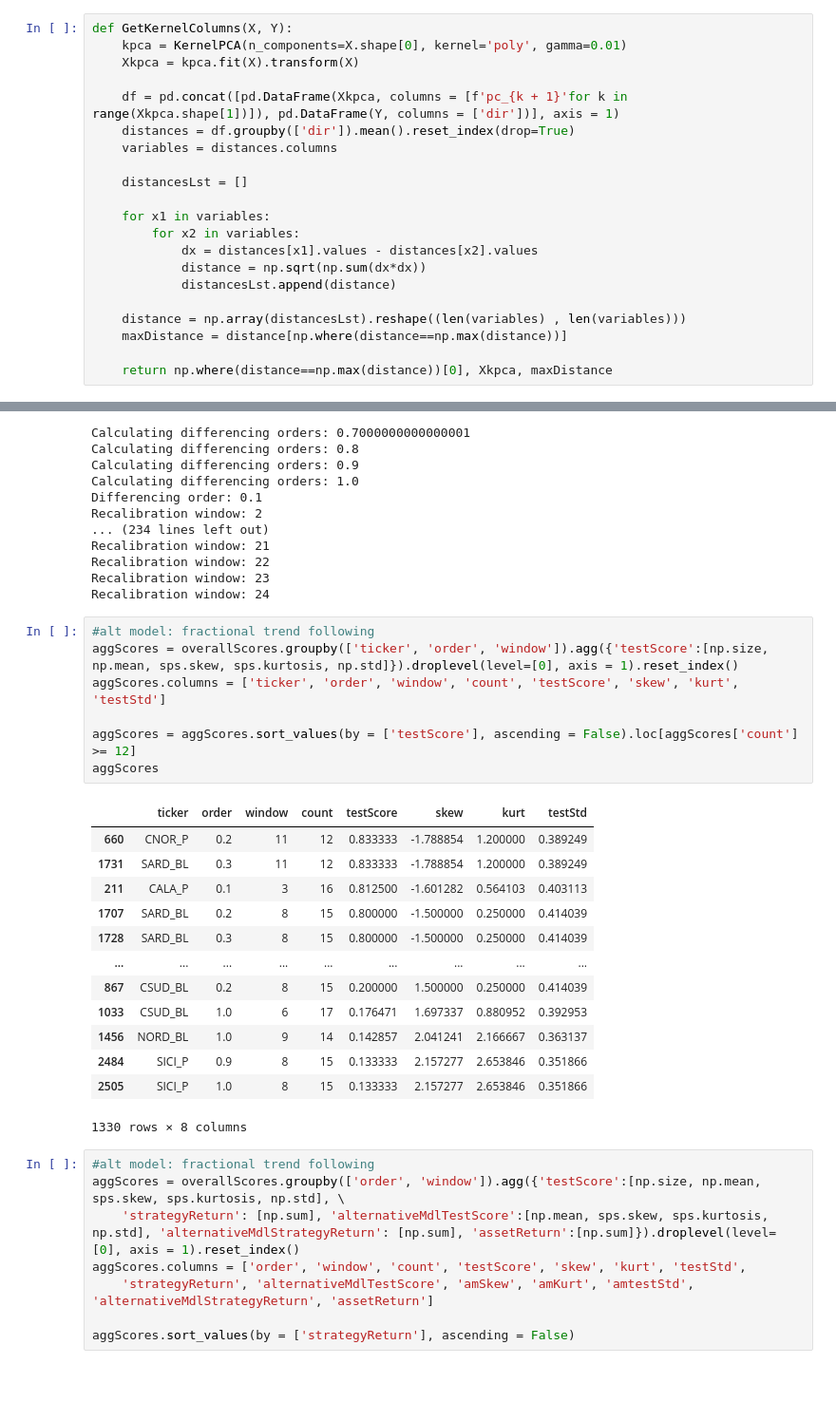
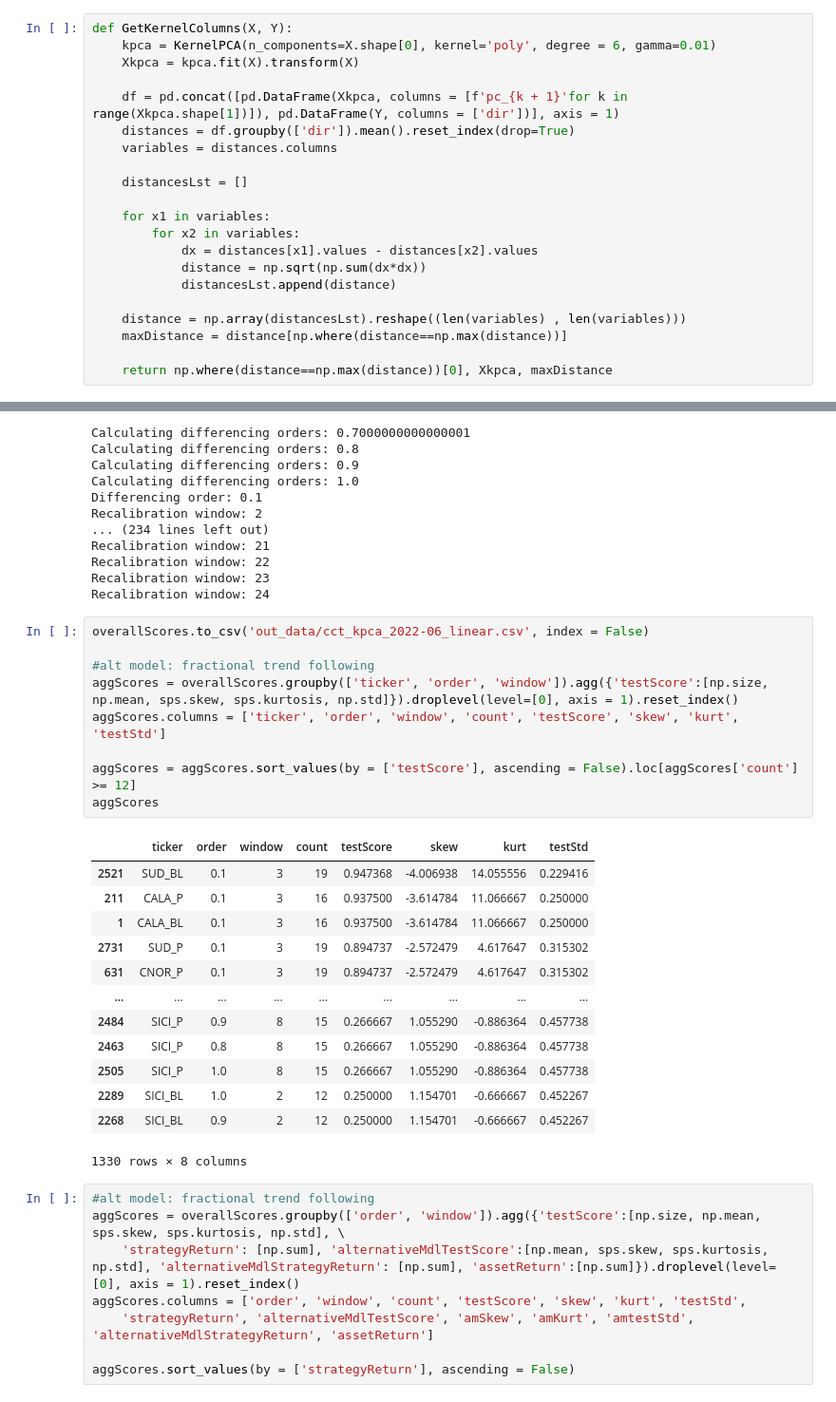
Before and after one commit to igor110055/cct-logreg, a Jupyter notebook: logisticRegression.ipynb, the cells around one changed output, grey strips where cells are left out. Shown: that part at 95% size. Drawn from its saved outputs; the diff is of its cells as text.

```diff
--- a/logisticRegression.ipynb
+++ b/logisticRegression.ipynb
@@ -48,7 +48,7 @@ def CreatePca(X, XMeans, XStds, nComponents):
     return principalComponents, explainedVariances
 # %%
 def GetKernelColumns(X, Y):
-    kpca = KernelPCA(n_components=X.shape[0], kernel='poly', gamma=0.01)
+    kpca = KernelPCA(n_components=X.shape[0], kernel='poly', degree = 6, gamma=0.01)
     Xkpca = kpca.fit(X).transform(X)
 
     df = pd.concat([pd.DataFrame(Xkpca, columns = [f'pc_{k + 1}'for k in range(Xkpca.shape[1])]), pd.DataFrame(Y, columns = ['dir'])], axis = 1)
@@ -186,25 +186,27 @@ Recalibration window: 22
 Recalibration window: 23
 Recalibration window: 24
 # %%
+overallScores.to_csv('out_data/cct_kpca_2022-06_linear.csv', index = False)
+
 #alt model: fractional trend following
 aggScores = overallScores.groupby(['ticker', 'order', 'window']).agg({'testScore':[np.size, np.mean, sps.skew, sps.kurtosis, np.std]}).droplevel(level=[0], axis = 1).reset_index()
 aggScores.columns = ['ticker', 'order', 'window', 'count', 'testScore', 'skew', 'kurt', 'testStd']
 
 aggScores = aggScores.sort_values(by = ['testScore'], ascending = False).loc[aggScores['count'] >= 12]
 aggScores
 # %% [output]
 |  | ticker | order | window | count | testScore | skew | kurt | testStd |
-| 660 | CNOR_P | 0.2 | 11 | 12 | 0.833333 | -1.788854 | 1.200000 | 0.389249 |
-| 1731 | SARD_BL | 0.3 | 11 | 12 | 0.833333 | -1.788854 | 1.200000 | 0.389249 |
-| 211 | CALA_P | 0.1 | 3 | 16 | 0.812500 | -1.601282 | 0.564103 | 0.403113 |
-| 1707 | SARD_BL | 0.2 | 8 | 15 | 0.800000 | -1.500000 | 0.250000 | 0.414039 |
-| 1728 | SARD_BL | 0.3 | 8 | 15 | 0.800000 | -1.500000 | 0.250000 | 0.414039 |
+| 2521 | SUD_BL | 0.1 | 3 | 19 | 0.947368 | -4.006938 | 14.055556 | 0.229416 |
+| 211 | CALA_P | 0.1 | 3 | 16 | 0.937500 | -3.614784 | 11.066667 | 0.250000 |
+| 1 | CALA_BL | 0.1 | 3 | 16 | 0.937500 | -3.614784 | 11.066667 | 0.250000 |
+| 2731 | SUD_P | 0.1 | 3 | 19 | 0.894737 | -2.572479 | 4.617647 | 0.315302 |
+| 631 | CNOR_P | 0.1 | 3 | 19 | 0.894737 | -2.572479 | 4.617647 | 0.315302 |
 | ... | ... | ... | ... | ... | ... | ... | ... | ... |
-| 867 | CSUD_BL | 0.2 | 8 | 15 | 0.200000 | 1.500000 | 0.250000 | 0.414039 |
-| 1033 | CSUD_BL | 1.0 | 6 | 17 | 0.176471 | 1.697337 | 0.880952 | 0.392953 |
-| 1456 | NORD_BL | 1.0 | 9 | 14 | 0.142857 | 2.041241 | 2.166667 | 0.363137 |
-| 2484 | SICI_P | 0.9 | 8 | 15 | 0.133333 | 2.157277 | 2.653846 | 0.351866 |
-| 2505 | SICI_P | 1.0 | 8 | 15 | 0.133333 | 2.157277 | 2.653846 | 0.351866 |
+| 2484 | SICI_P | 0.9 | 8 | 15 | 0.266667 | 1.055290 | -0.886364 | 0.457738 |
+| 2463 | SICI_P | 0.8 | 8 | 15 | 0.266667 | 1.055290 | -0.886364 | 0.457738 |
+| 2505 | SICI_P | 1.0 | 8 | 15 | 0.266667 | 1.055290 | -0.886364 | 0.457738 |
+| 2289 | SICI_BL | 1.0 | 2 | 12 | 0.250000 | 1.154701 | -0.666667 | 0.452267 |
+| 2268 | SICI_BL | 0.9 | 2 | 12 | 0.250000 | 1.154701 | -0.666667 | 0.452267 |
 1330 rows × 8 columns
 # %%
 #alt model: fractional trend following
```
Also changed, not shown: parts of 1 cell of this notebook, 1 other file.
